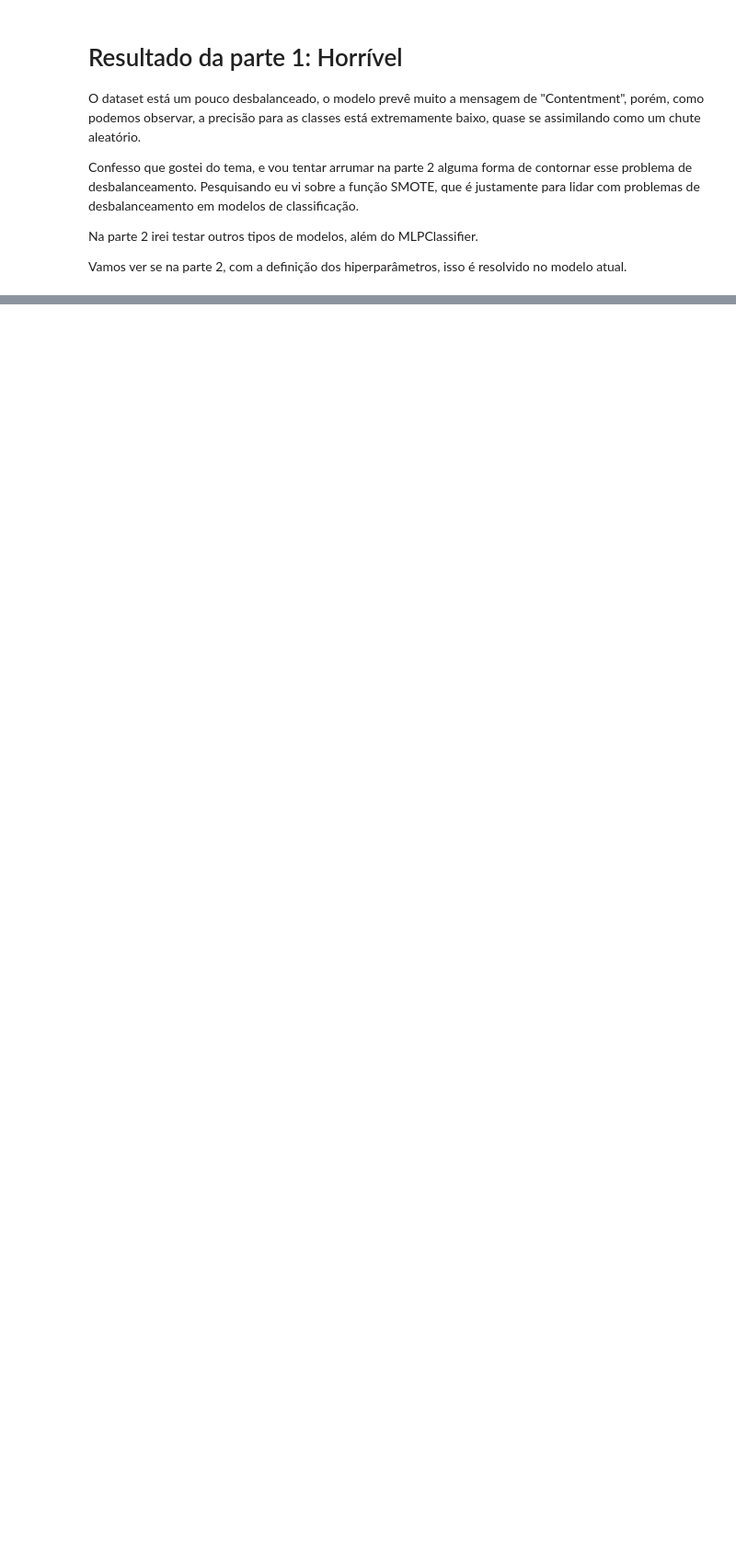
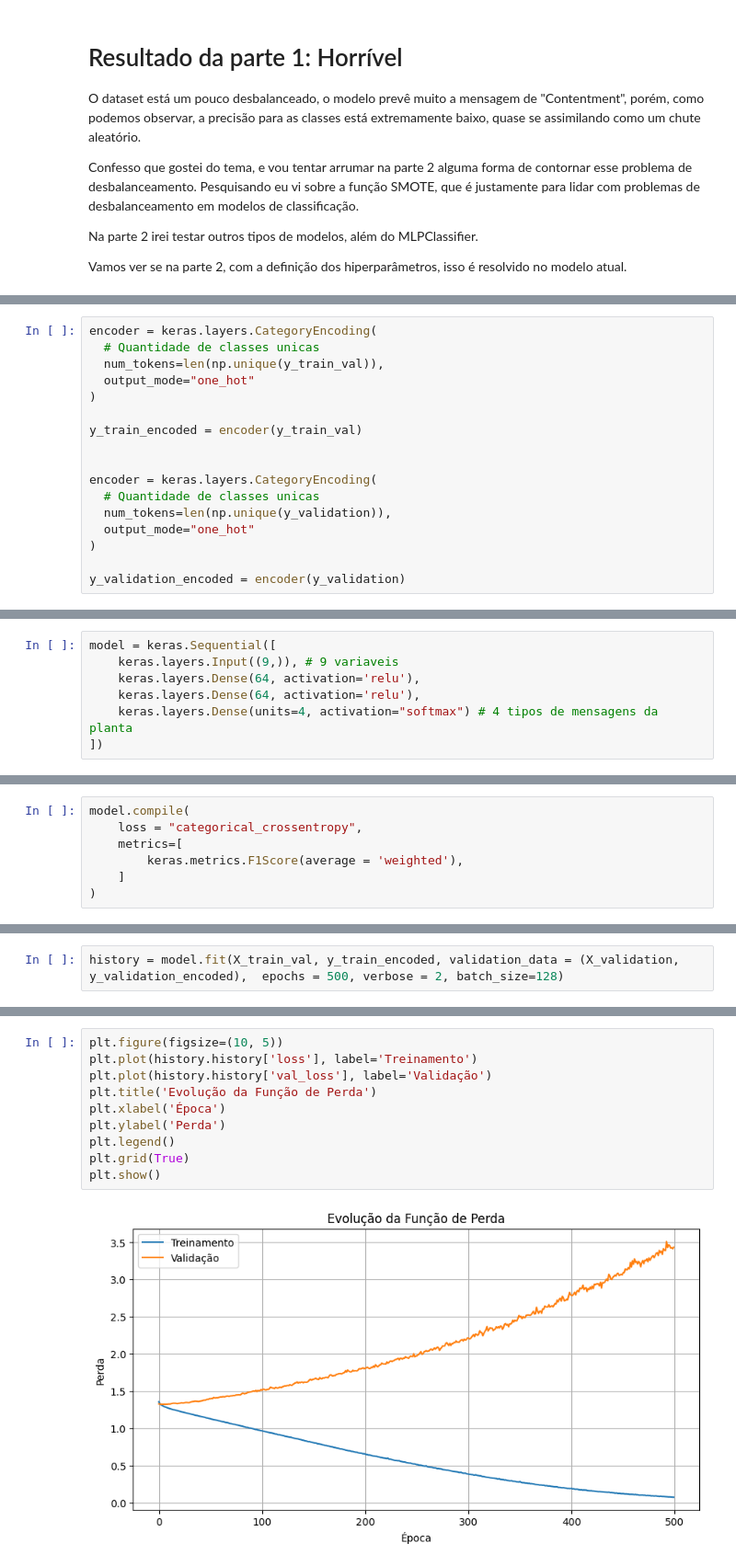
Before and after one commit to GodKelvin/pos-ia-dados-ufes, a Jupyter notebook: Redes Neurais Artificiais/Kelvin_Lehrback_Trab.ipynb, the cells around one changed output, grey strips where cells are left out. Shown at 92% size. Cells and saved outputs as stored; diff of their text form; blank space fills up the shorter version.

```diff
--- a/Redes Neurais Artificiais/Kelvin_Lehrback_Trab.ipynb
+++ b/Redes Neurais Artificiais/Kelvin_Lehrback_Trab.ipynb
@@ -229,0 +242,17 @@ Vamos ver se na parte 2, com a definição dos hiperparâmetros, isso é resolvi
+# %%
+encoder = keras.layers.CategoryEncoding(
+  # Quantidade de classes unicas
+  num_tokens=len(np.unique(y_train_val)),
+  output_mode="one_hot"
+)
+
+y_train_encoded = encoder(y_train_val)
+
+
+encoder = keras.layers.CategoryEncoding(
+  # Quantidade de classes unicas
+  num_tokens=len(np.unique(y_validation)),
+  output_mode="one_hot"
+)
+
+y_validation_encoded = encoder(y_validation)
@@ -229,0 +261,7 @@ Vamos ver se na parte 2, com a definição dos hiperparâmetros, isso é resolvi
+# %%
+model = keras.Sequential([
+    keras.layers.Input((9,)), # 9 variaveis
+    keras.layers.Dense(64, activation='relu'),
+    keras.layers.Dense(64, activation='relu'),
+    keras.layers.Dense(units=4, activation="softmax") # 4 tipos de mensagens da planta
+])
@@ -229,0 +270,7 @@ Vamos ver se na parte 2, com a definição dos hiperparâmetros, isso é resolvi
+# %%
+model.compile(
+    loss = "categorical_crossentropy",
+    metrics=[
+        keras.metrics.F1Score(average = 'weighted'),
+    ]
+)
@@ -229,0 +279,2 @@ Vamos ver se na parte 2, com a definição dos hiperparâmetros, isso é resolvi
+# %%
+history = model.fit(X_train_val, y_train_encoded, validation_data = (X_validation, y_validation_encoded),  epochs = 500, verbose = 2, batch_size=128)
@@ -229,0 +301,12 @@ Vamos ver se na parte 2, com a definição dos hiperparâmetros, isso é resolvi
+# %%
+plt.figure(figsize=(10, 5))
+plt.plot(history.history['loss'], label='Treinamento')
+plt.plot(history.history['val_loss'], label='Validação')
+plt.title('Evolução da Função de Perda')
+plt.xlabel('Época')
+plt.ylabel('Perda')
+plt.legend()
+plt.grid(True)
+plt.show()
+# %% [output]
+[figure, added]
```
Also changed, not shown: parts of 16 cells of this notebook, 1 other file.
